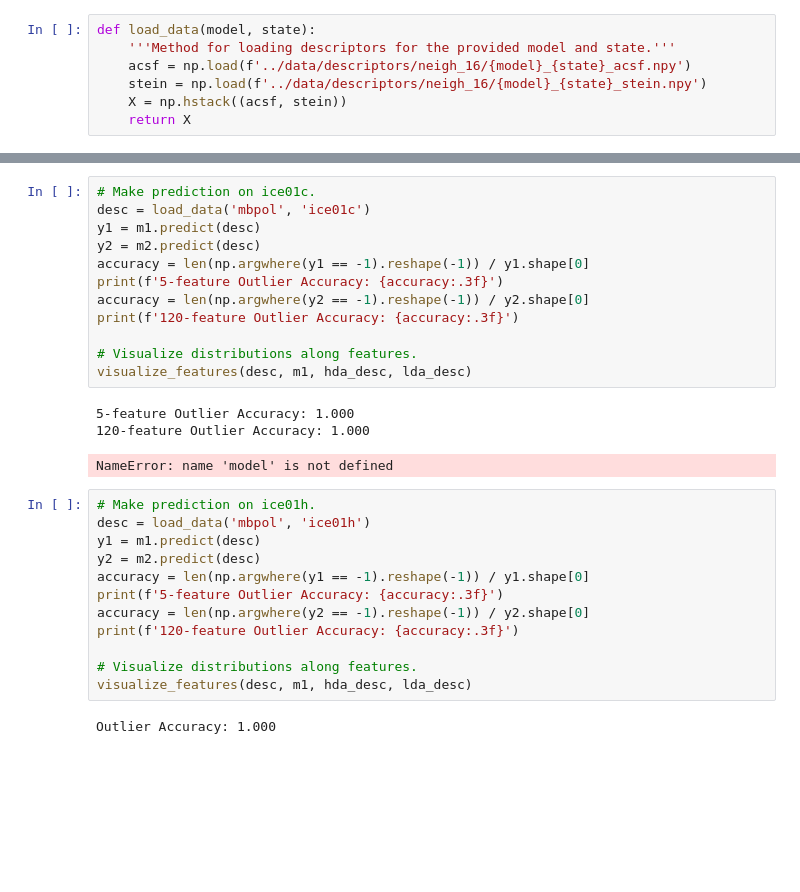
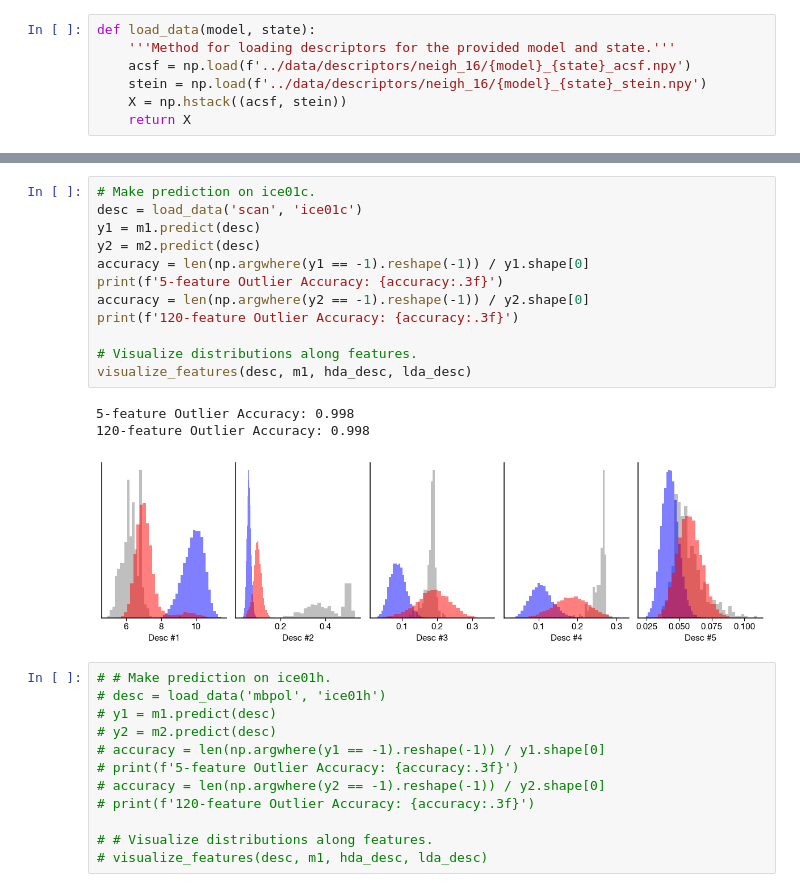
Before and after one commit to webbtheosim/amorphous-ice, a Jupyter notebook: notebooks/si_ice.ipynb, the cells around one changed output, grey strips where cells are left out. Drawn from its saved outputs; the diff is of its cells as text; blank space fills up the shorter version.

```diff
--- a/notebooks/si_ice.ipynb
+++ b/notebooks/si_ice.ipynb
@@ -79,32 +83,30 @@ print(f'120-feature Outlier Accuracy: {accuracy:.3f}')
 # %%
 # Make prediction on ice01c.
-desc = load_data('mbpol', 'ice01c')
+desc = load_data('scan', 'ice01c')
 y1 = m1.predict(desc)
 y2 = m2.predict(desc)
 accuracy = len(np.argwhere(y1 == -1).reshape(-1)) / y1.shape[0]
 print(f'5-feature Outlier Accuracy: {accuracy:.3f}')
 accuracy = len(np.argwhere(y2 == -1).reshape(-1)) / y2.shape[0]
 print(f'120-feature Outlier Accuracy: {accuracy:.3f}')
 
 # Visualize distributions along features.
 visualize_features(desc, m1, hda_desc, lda_desc)
 # %% [output]
-5-feature Outlier Accuracy: 1.000
-120-feature Outlier Accuracy: 1.000
+5-feature Outlier Accuracy: 0.998
+120-feature Outlier Accuracy: 0.998
-NameError: name 'model' is not defined
+[figure, added]
 # %%
-# Make prediction on ice01h.
-desc = load_data('mbpol', 'ice01h')
-y1 = m1.predict(desc)
-y2 = m2.predict(desc)
-accuracy = len(np.argwhere(y1 == -1).reshape(-1)) / y1.shape[0]
-print(f'5-feature Outlier Accuracy: {accuracy:.3f}')
-accuracy = len(np.argwhere(y2 == -1).reshape(-1)) / y2.shape[0]
-print(f'120-feature Outlier Accuracy: {accuracy:.3f}')
+# # Make prediction on ice01h.
+# desc = load_data('mbpol', 'ice01h')
+# y1 = m1.predict(desc)
+# y2 = m2.predict(desc)
+# accuracy = len(np.argwhere(y1 == -1).reshape(-1)) / y1.shape[0]
+# print(f'5-feature Outlier Accuracy: {accuracy:.3f}')
+# accuracy = len(np.argwhere(y2 == -1).reshape(-1)) / y2.shape[0]
+# print(f'120-feature Outlier Accuracy: {accuracy:.3f}')
 
-# Visualize distributions along features.
-visualize_features(desc, m1, hda_desc, lda_desc)
+# # Visualize distributions along features.
+# visualize_features(desc, m1, hda_desc, lda_desc)
-# %% [output]
-Outlier Accuracy: 1.000
 # %%
 # Make prediction on ice02.
```
Also changed, not shown: parts of 18 cells of this notebook.
